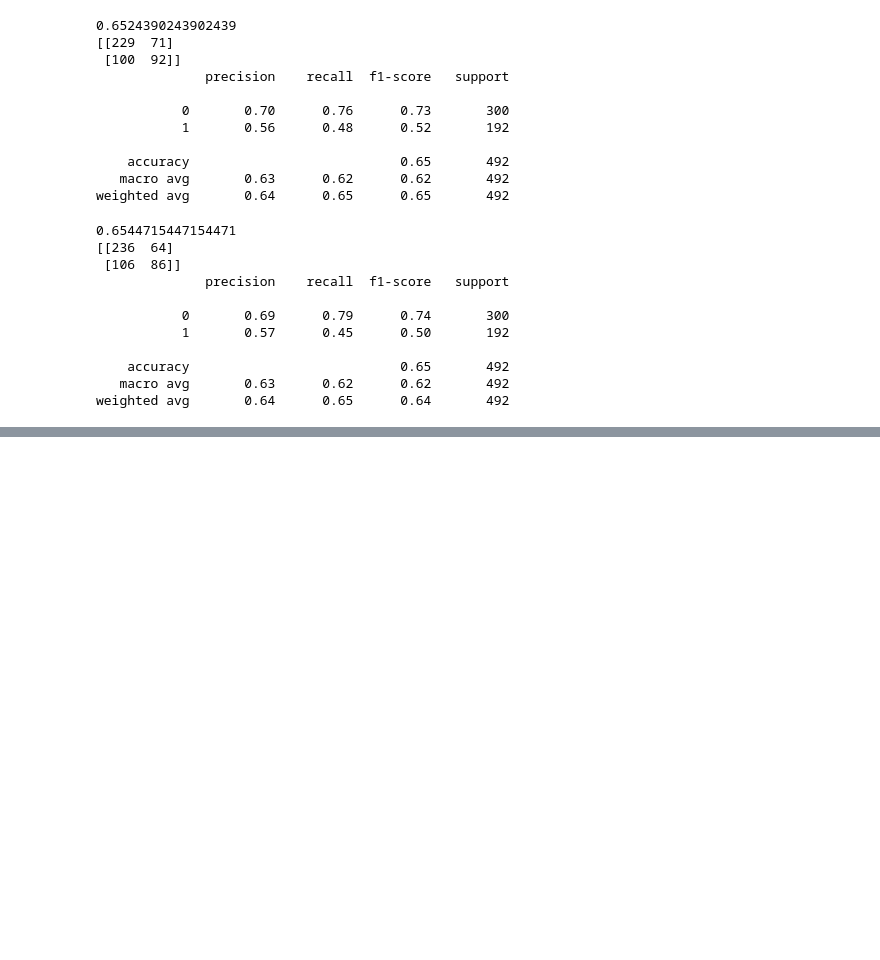
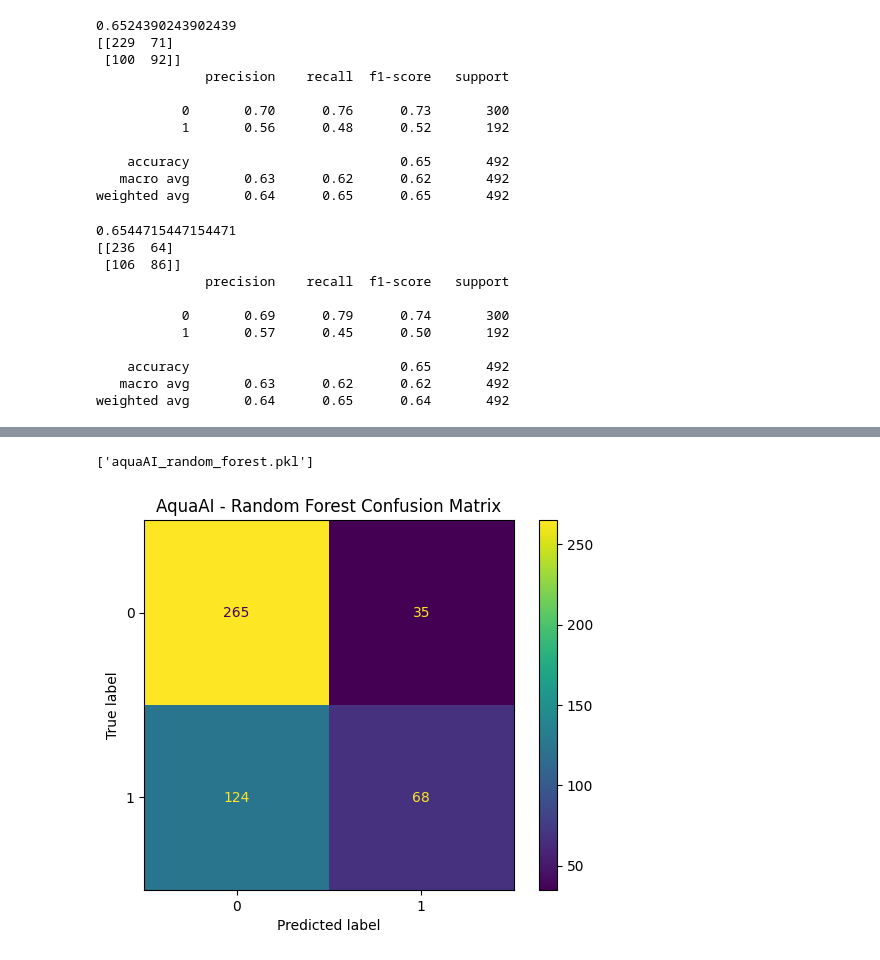
Before and after one commit to mahnoorfaisal1/AquaAI-Water-Potability, a Jupyter notebook: notebooks/03_modeling.ipynb, the cells around one changed output, grey strips where cells are left out. Saved outputs shown, nothing was run; the diff lists cells and outputs as text; code cells hidden in the pictures; blank space fills up the shorter version.

```diff
--- a/notebooks/03_modeling.ipynb
+++ b/notebooks/03_modeling.ipynb
@@ -115,0 +557,27 @@ weighted avg       0.64      0.65      0.64       492
+# %%
+param_grid_xgb_controlled = {
+    'n_estimators': [100, 200, 300, 400, 500, 600],
+    'max_depth': [2, 3, 4],
+    'learning_rate': [0.01, 0.02, 0.03, 0.05, 0.07],
+    'min_child_weight': [5, 10, 15, 20],
+    'gamma': [0.1, 0.3, 0.5, 1],
+    'subsample': [0.6, 0.7, 0.8],
+    'colsample_bytree': [0.6, 0.7, 0.8],
+    'reg_alpha': [1, 5, 10],
+    'reg_lambda': [20, 30, 50, 75, 100]
+}
+# %%
+random_search_xgb_controlled = RandomizedSearchCV(
+    estimator=XGBClassifier(
+        random_state=42,
+        eval_metric='logloss'
+    ),
+    param_distributions=param_grid_xgb_controlled,
+    n_iter=50,
+    cv=5,
+    scoring='accuracy',
+    random_state=42,
+    n_jobs=-1
+)
+
+random_search_xgb_controlled.fit(X_train, y_train)
@@ -115,0 +615,2 @@ weighted avg       0.64      0.65      0.64       492
+# %%
+best_RF_f1.fit(X_train, y_train)
@@ -115,0 +619,2 @@ weighted avg       0.64      0.65      0.64       492
+# %%
+y_test_pred_RF = best_RF_f1.predict(X_test)
@@ -115,0 +639,19 @@ weighted avg       0.64      0.65      0.64       492
+# %%
+import joblib
+
+joblib.dump(best_RF_f1, "aquaAI_random_forest.pkl")
+# %% [output]
+['aquaAI_random_forest.pkl']
+# %%
+from sklearn.metrics import ConfusionMatrixDisplay
+import matplotlib.pyplot as plt
+
+ConfusionMatrixDisplay.from_predictions(
+    y_test,
+    y_test_pred_RF
+)
+
+plt.title("AquaAI - Random Forest Confusion Matrix")
+plt.show()
+# %% [output]
+[figure, added]
```
Also changed, not shown: parts of 33 cells of this notebook, 1 other file.
